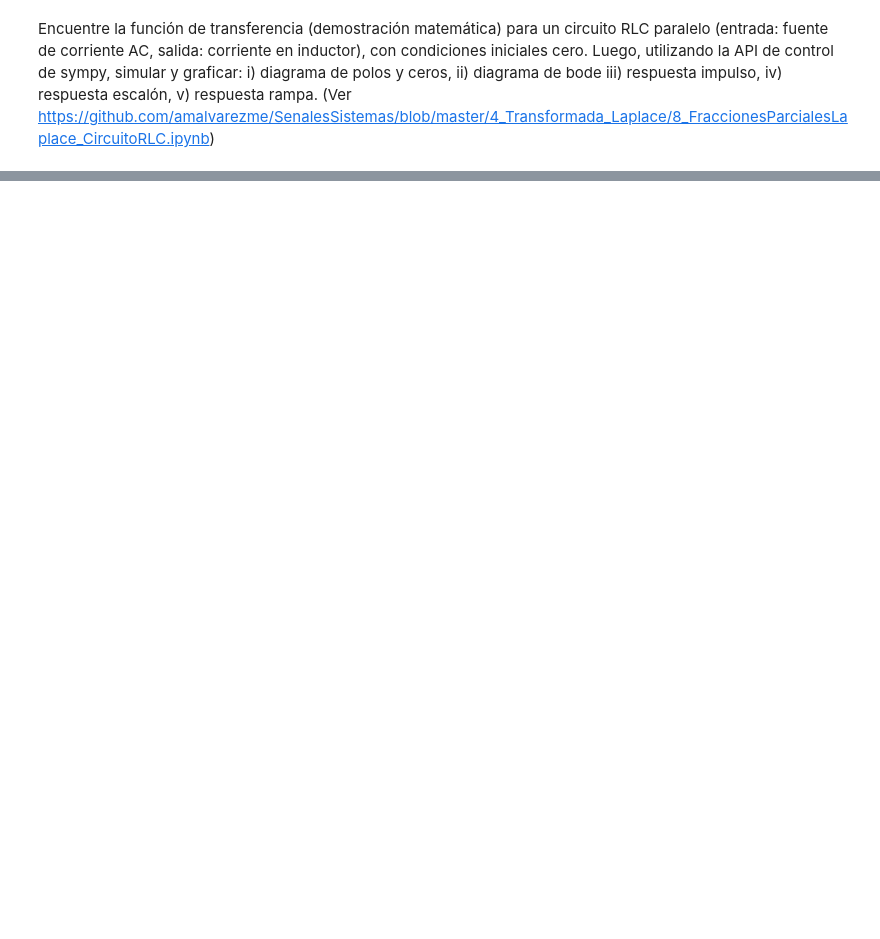
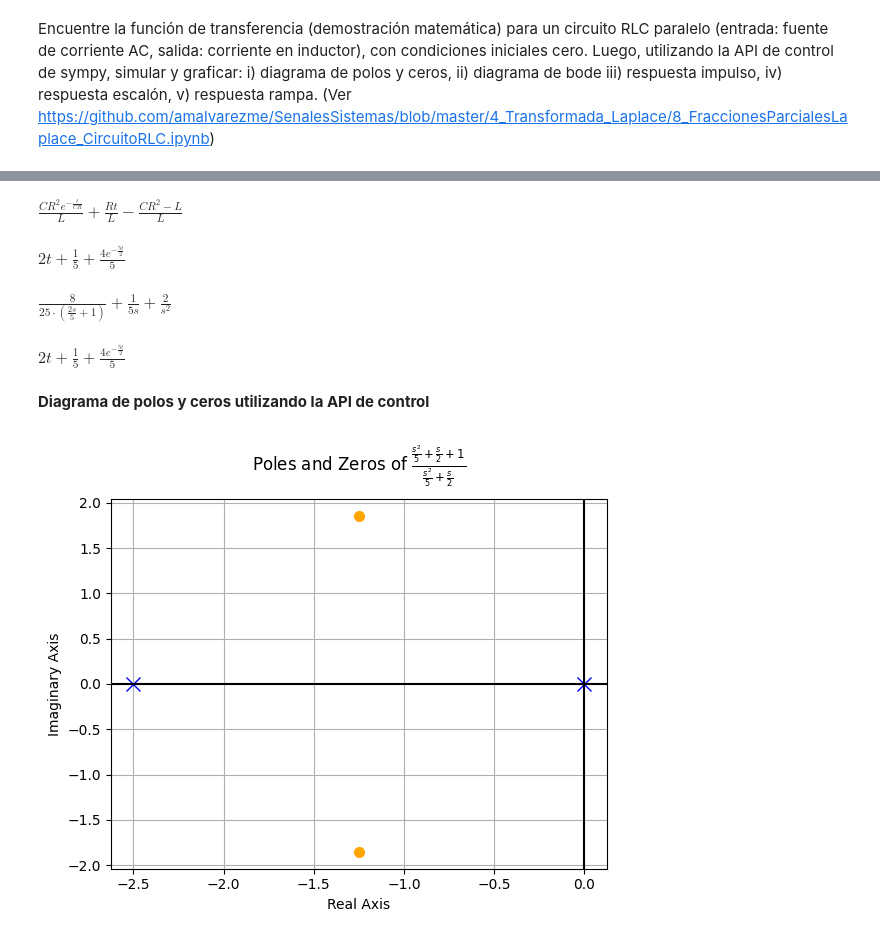
Before and after one commit to Yomunozs/Senales_Sistemas, a Jupyter notebook: 4_Transformada_Laplace/Ejercicio_clase.ipynb, the cells around one changed output, grey strips where cells are left out. Cells and saved outputs as stored; diff of their text form; code cells hidden in the pictures; blank space fills up the shorter version.

```diff
--- a/4_Transformada_Laplace/Ejercicio_clase.ipynb
+++ b/4_Transformada_Laplace/Ejercicio_clase.ipynb
@@ -12,8 +12,9 @@ sym.init_printing()
 s = sym.symbols('s', complex=True)
 t, R, L, C = sym.symbols('t R L C', positive=True)
 #Entrada de interés en Laplace
+
 X = 1/s # Ajustar según tipo de entrada
-H=control.TransferFunction(1,,s) #Funcion de transferencia con la API de control, reemplazar  con la funcion para circuito en paralelo
+H=control.TransferFunction((R*L*C*s**2)+L*s+R,(R*L*C*s**2)+L*s,s) #Funcion de transferencia con la API de control, reemplazar  con la funcion para circuito en paralelo
 #Hlc = H/(1+H) #para lazo cerrado
 
 Y = H.num * X /H.den#función de transferencia del circuito multiplicada por X(s)
@@ -21,0 +31,42 @@ Y
+# %%
+#Modelo en el tiempo en función de RLC
+Ye = Yp
+#Se recorre cada fracción parcial según factorización para simplificar cálculos
+for j in range(len(Ye.args)):
+    if j==0:#primer elemento de la solucion
+      yt = sym.inverse_laplace_transform(Ye.args[j], s, t)
+    else: #siguientes elementos concatenados
+      yt+= sym.inverse_laplace_transform(Ye.args[j], s, t)
+yt
+# %% [output]
+$\displaystyle \frac{C R^{2} e^{- \frac{t}{C R}}}{L} + \frac{R t}{L} - \frac{C R^{2} - L}{L}$
+# %%
+#Modelo en el tiempo con RLC evaluados
+RLC = {R: 1, L: sym.Rational('.5'), C: sym.Rational('.4')}#valores utilizados para la simulación
+Ye = Yp.subs(RLC)
+for j in range(len(Ye.args)):
+    if j==0:
+      yt = sym.inverse_laplace_transform(Ye.args[j], s, t)
+    else:
+      yt+= sym.inverse_laplace_transform(Ye.args[j], s, t)
+
+yt
+# %% [output]
+$\displaystyle 2 t + \frac{1}{5} + \frac{4 e^{- \frac{5 t}{2}}}{5}$
+# %%
+#Función de salida Y(s) -- Laplace
+Ye
+# %% [output]
+$\displaystyle \frac{8}{25 \cdot \left(\frac{2 s}{5} + 1\right)} + \frac{1}{5 s} + \frac{2}{s^{2}}$
+# %%
+#Función de salida y(t) -- en tiempo
+yt
+# %% [output]
+$\displaystyle 2 t + \frac{1}{5} + \frac{4 e^{- \frac{5 t}{2}}}{5}$
+# %% [markdown]
+**Diagrama de polos y ceros utilizando la API de control**
+# %%
+HRLC=control.TransferFunction(H.num.subs(RLC),H.den.subs(RLC),s)
+control.pole_zero_plot(HRLC)
+# %% [output]
+[figure, added]
```
Also changed, not shown: parts of 10 cells of this notebook.
